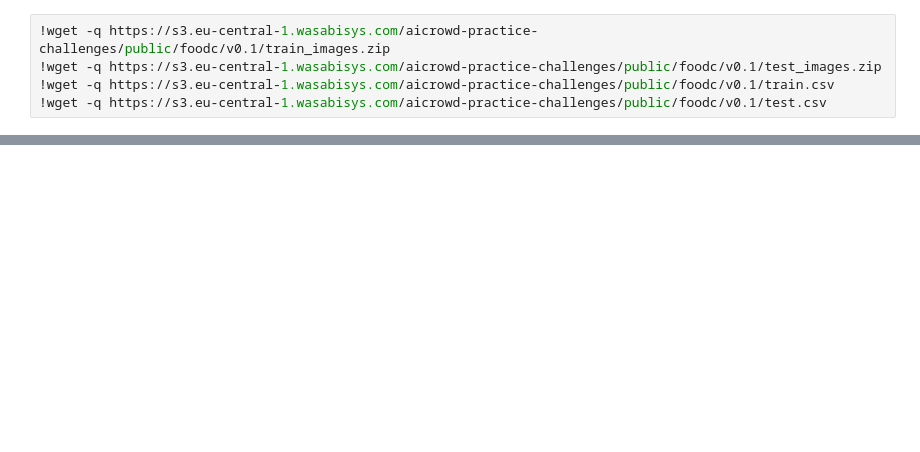
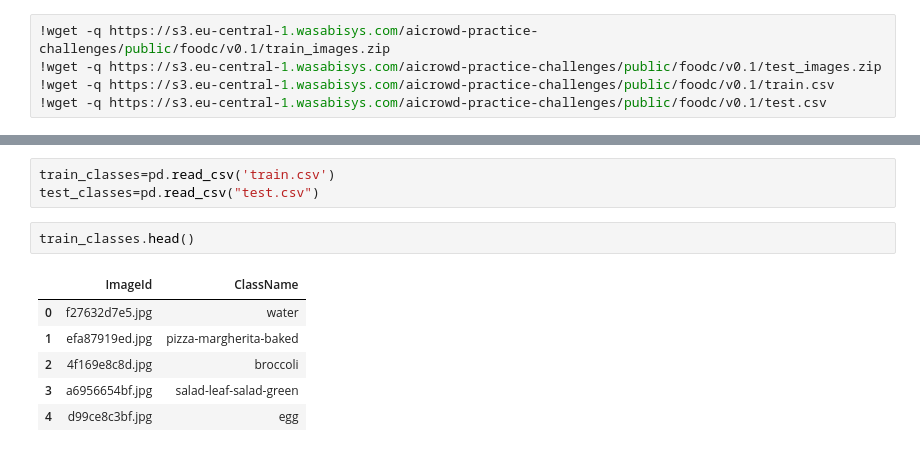
Before and after one commit to andreidore/aicrowd_blitz_may_2020, a Jupyter notebook: foodc.ipynb, the cells around one changed output, grey strips where cells are left out. Drawn from its saved outputs; the diff is of its cells as text; blank space fills up the shorter version.

```diff
--- a/foodc.ipynb
+++ b/foodc.ipynb
@@ -55,0 +42,12 @@ Streaming output truncated to the last 5000 lines.
+# %%
+train_classes=pd.read_csv('train.csv')
+test_classes=pd.read_csv("test.csv")
+# %%
+train_classes.head()
+# %% [output]
+|  | ImageId | ClassName |
+| 0 | f27632d7e5.jpg | water |
+| 1 | efa87919ed.jpg | pizza-margherita-baked |
+| 2 | 4f169e8c8d.jpg | broccoli |
+| 3 | a6956654bf.jpg | salad-leaf-salad-green |
+| 4 | d99ce8c3bf.jpg | egg |
```
Also changed, not shown: parts of 8 cells of this notebook.
